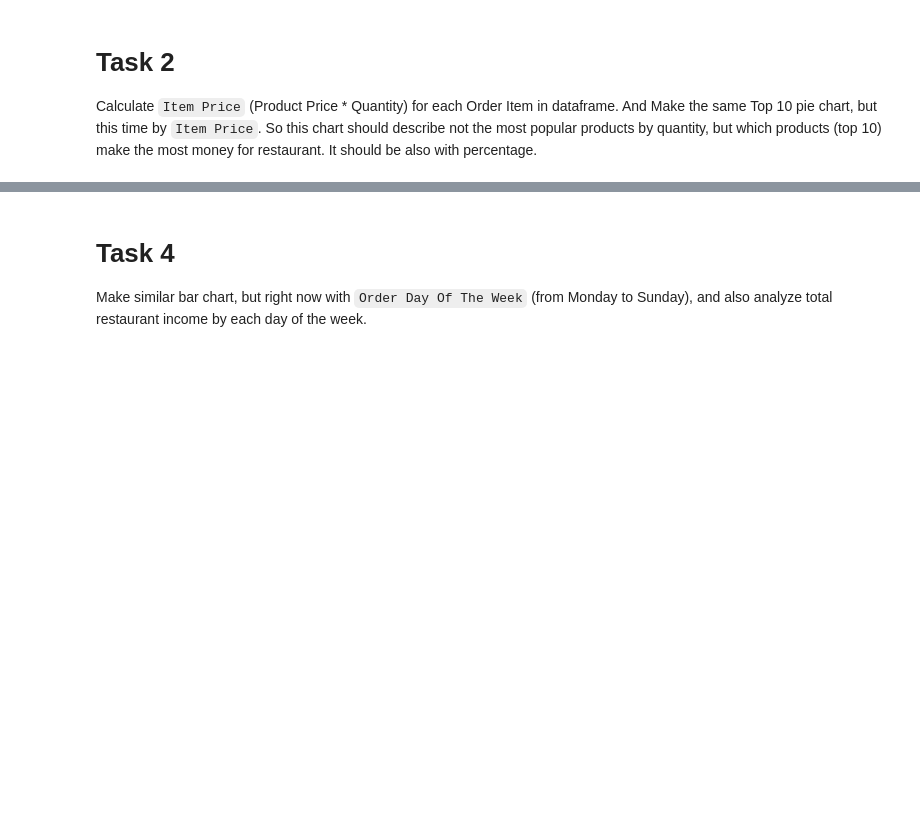
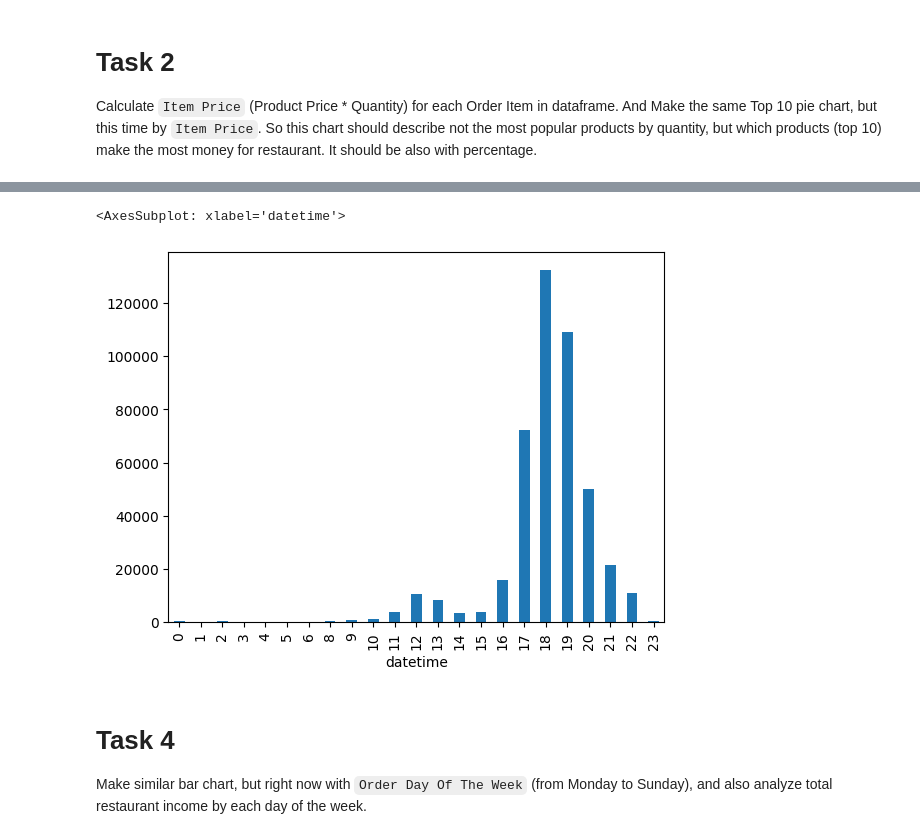
Before and after one commit to mate-academy/py-restaurant-data-analysis, a Jupyter notebook: app/main.ipynb, the cells around one changed output, grey strips where cells are left out. Drawn from its saved outputs; the diff is of its cells as text; code cells hidden in the pictures; blank space fills up the shorter version.

```diff
--- a/app/main.ipynb
+++ b/app/main.ipynb
@@ -75,3 +78,9 @@ Example:
+# %%
+df["datetime"] = pd.to_datetime(df["datetime"])
+df.groupby(df["datetime"].dt.hour)["item_price"].sum().plot.bar()
+# %% [output]
+<AxesSubplot: xlabel='datetime'>
+[figure, added]
 # %% [markdown]
 # Task 4
 Make similar bar chart, but right now with `Order Day Of The Week` (from Monday to Sunday), and also analyze total restaurant income by each day of the week.
```
Also changed, not shown: parts of 6 cells of this notebook.
